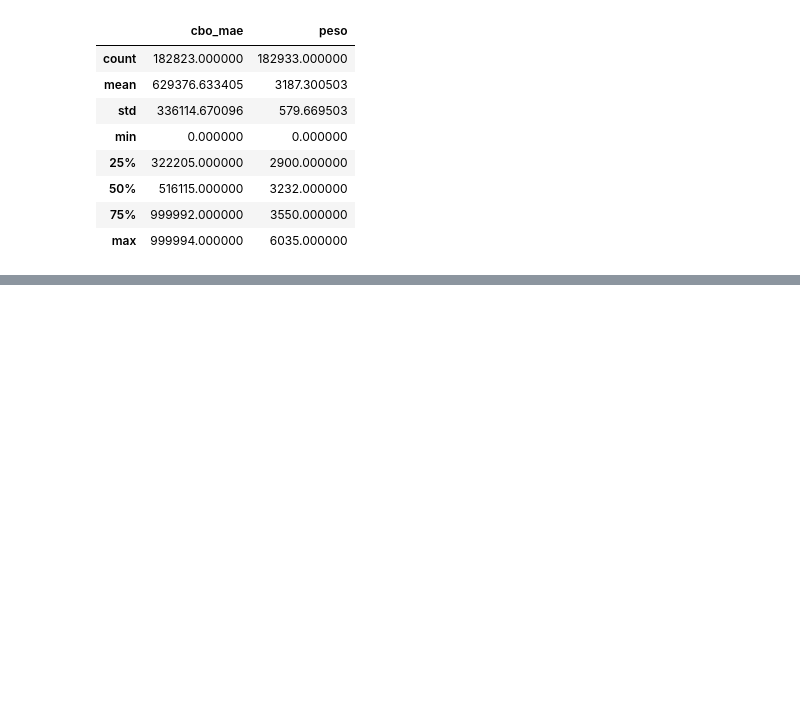
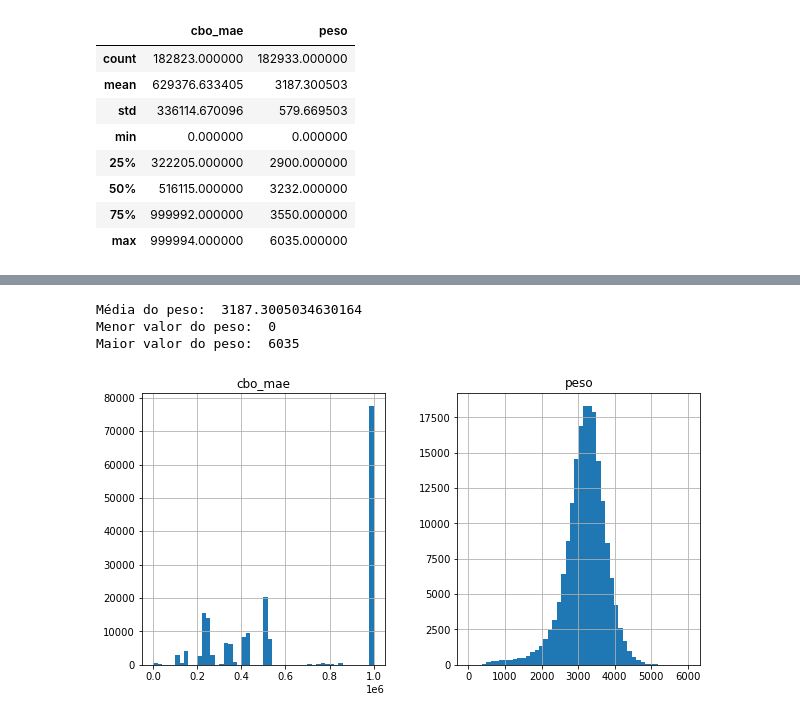
Before and after one commit to Matheuspompeo/Conjuntos-de-dados-do-Sistema-de-Informa-es-de-Nascidos-Vivos-SINASC-, a Jupyter notebook: sinasc_nascimentos.ipynb, the cells around one changed output, grey strips where cells are left out. Cells and saved outputs as stored; diff of their text form; code cells hidden in the pictures; blank space fills up the shorter version.

```diff
--- a/sinasc_nascimentos.ipynb
+++ b/sinasc_nascimentos.ipynb
@@ -54,0 +95,15 @@ df.describe()
+# %%
+#Calculando e imprimindo algumas medidas estatísticas básicas sobre a coluna peso
+print('Média do peso: ',df['peso'].mean())
+print('Menor valor do peso: ', df['peso'].min())
+print('Maior valor do peso: ', df['peso'].max())
+# %% [output]
+Média do peso:  3187.3005034630164
+Menor valor do peso:  0
+Maior valor do peso:  6035
+# %%
+#Calculando e imprimindo histogramas sobre todas as colunas numéricas
+df.hist(bins=50, figsize=(10,5))
+plt.show()
+# %% [output]
+[figure, added]
```
Also changed, not shown: parts of 4 cells of this notebook.
